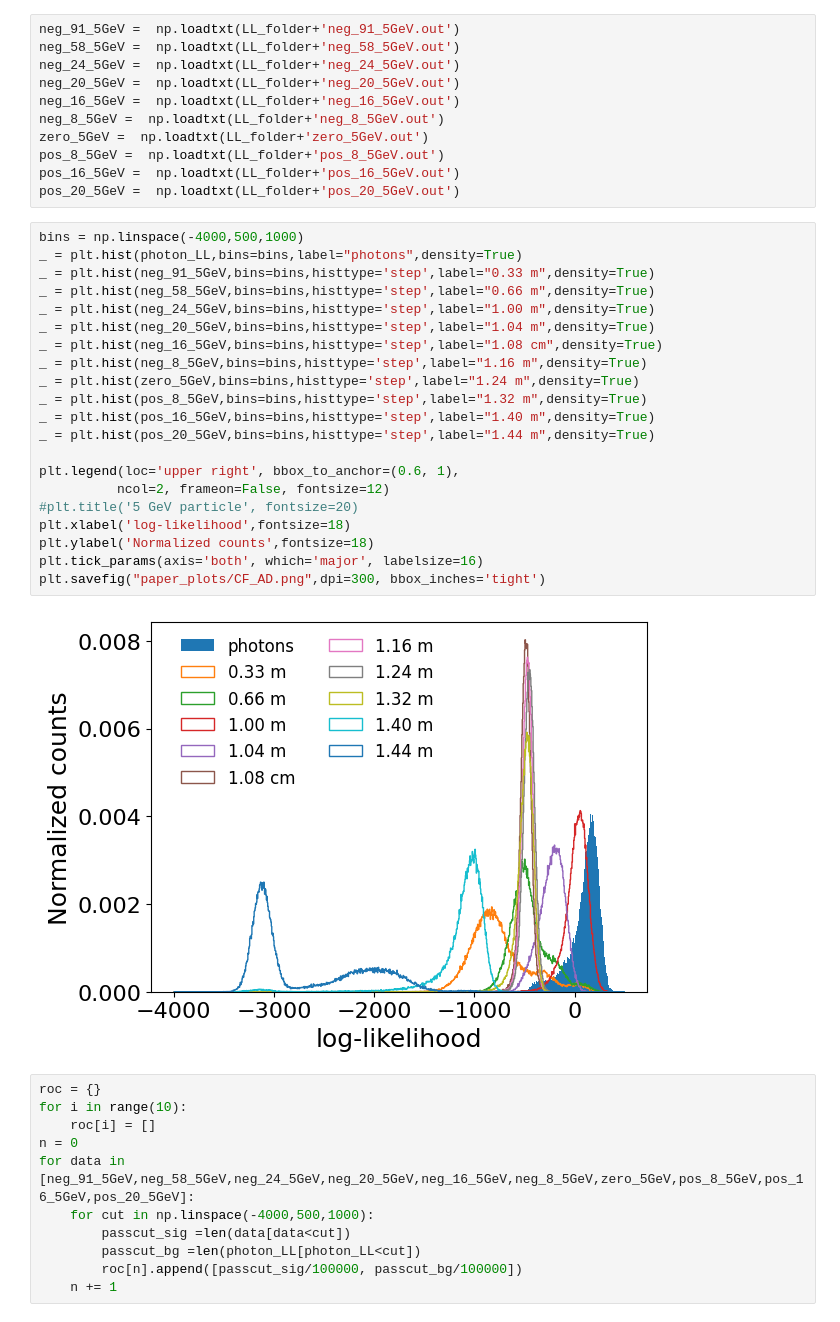
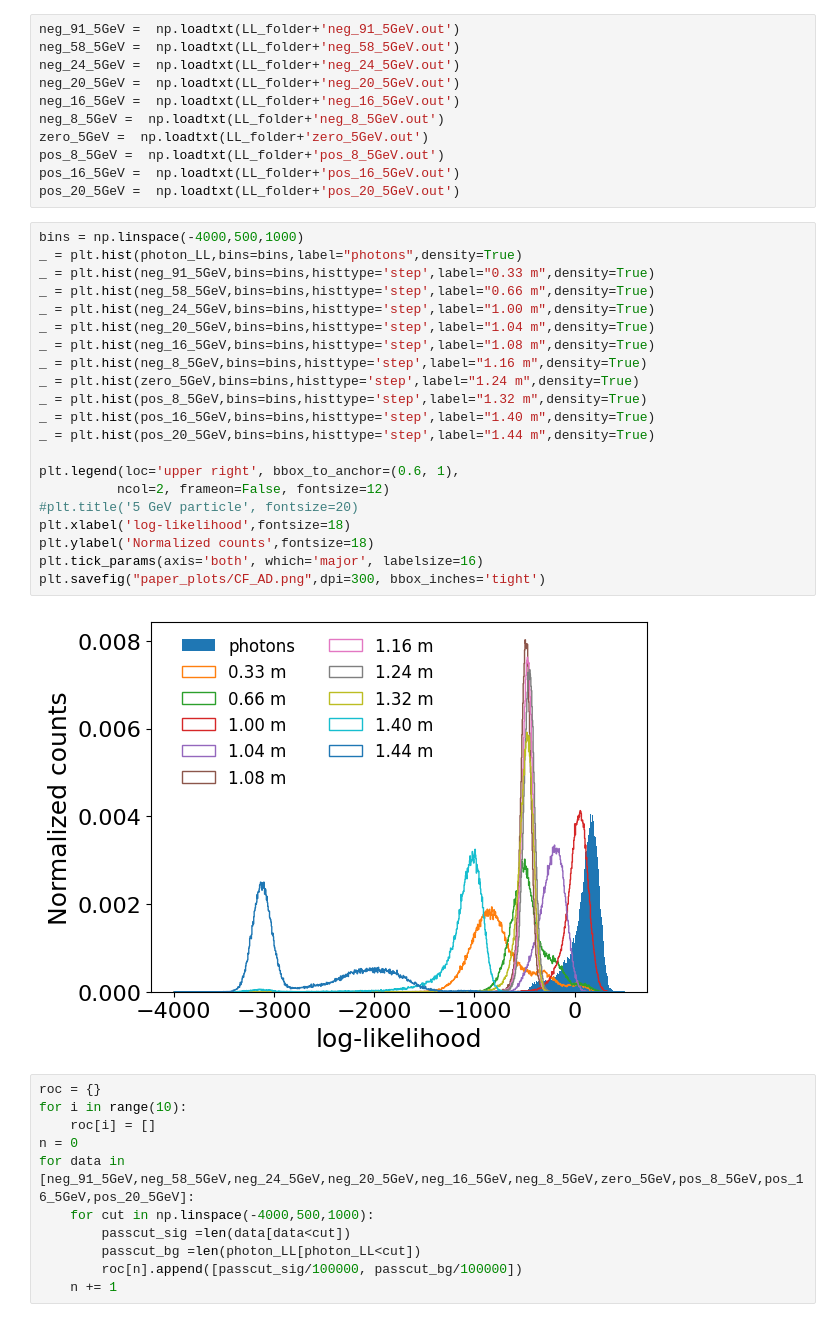
Before and after one commit to Ian-Pang/AD_with_CF, a Jupyter notebook: analysis_scripts/fixed_disp_analysis.ipynb, the cells around one changed output. Saved outputs shown, nothing was run; the diff lists cells and outputs as text.

```diff
--- a/analysis_scripts/fixed_disp_analysis.ipynb
+++ b/analysis_scripts/fixed_disp_analysis.ipynb
@@ -23,26 +23,26 @@ pos_20_5GeV =  np.loadtxt(LL_folder+'pos_20_5GeV.out')
 # %%
 bins = np.linspace(-4000,500,1000)
 _ = plt.hist(photon_LL,bins=bins,label="photons",density=True)
 _ = plt.hist(neg_91_5GeV,bins=bins,histtype='step',label="0.33 m",density=True)
 _ = plt.hist(neg_58_5GeV,bins=bins,histtype='step',label="0.66 m",density=True)
 _ = plt.hist(neg_24_5GeV,bins=bins,histtype='step',label="1.00 m",density=True)
 _ = plt.hist(neg_20_5GeV,bins=bins,histtype='step',label="1.04 m",density=True)
-_ = plt.hist(neg_16_5GeV,bins=bins,histtype='step',label="1.08 cm",density=True)
+_ = plt.hist(neg_16_5GeV,bins=bins,histtype='step',label="1.08 m",density=True)
 _ = plt.hist(neg_8_5GeV,bins=bins,histtype='step',label="1.16 m",density=True)
 _ = plt.hist(zero_5GeV,bins=bins,histtype='step',label="1.24 m",density=True)
 _ = plt.hist(pos_8_5GeV,bins=bins,histtype='step',label="1.32 m",density=True)
 _ = plt.hist(pos_16_5GeV,bins=bins,histtype='step',label="1.40 m",density=True)
 _ = plt.hist(pos_20_5GeV,bins=bins,histtype='step',label="1.44 m",density=True)
 
 plt.legend(loc='upper right', bbox_to_anchor=(0.6, 1),
           ncol=2, frameon=False, fontsize=12)
 #plt.title('5 GeV particle', fontsize=20)
 plt.xlabel('log-likelihood',fontsize=18)
 plt.ylabel('Normalized counts',fontsize=18)
 plt.tick_params(axis='both', which='major', labelsize=16)
 plt.savefig("paper_plots/CF_AD.png",dpi=300, bbox_inches='tight')
 # %% [output]
-[figure, old version]
+[figure, new version]
 # %%
 roc = {}
 for i in range(10):
```
